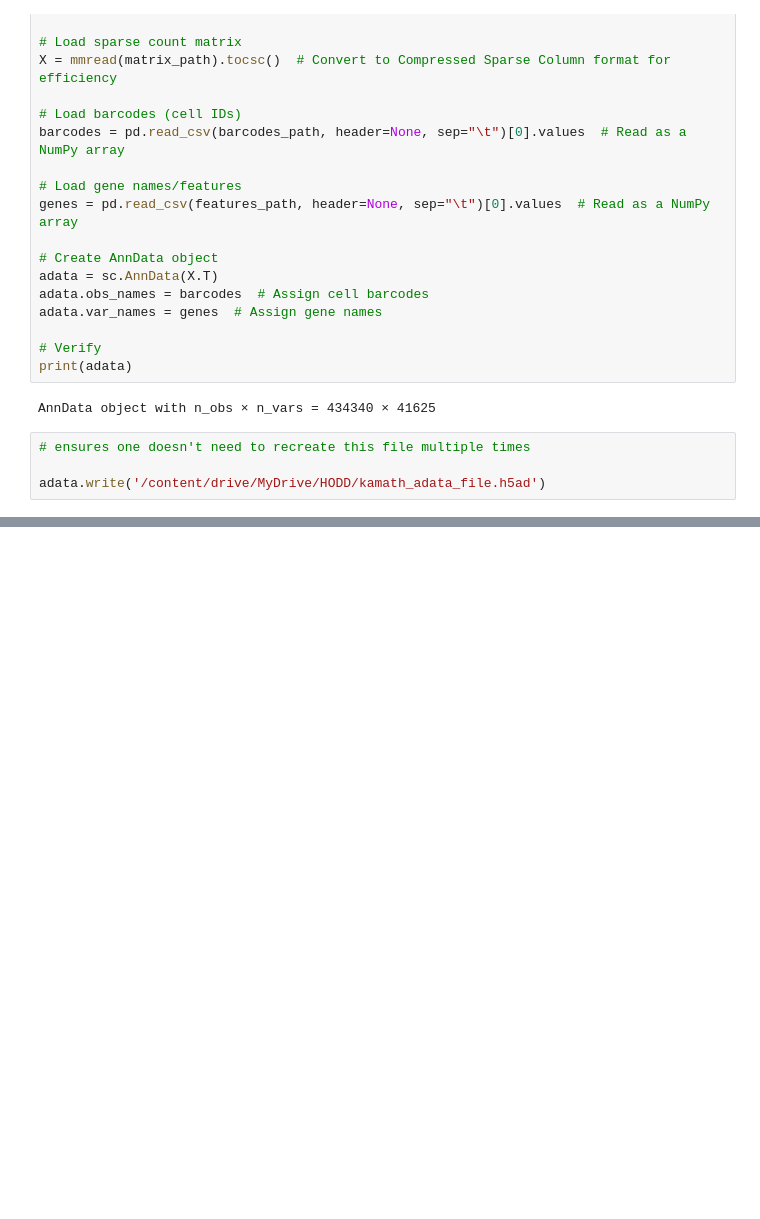
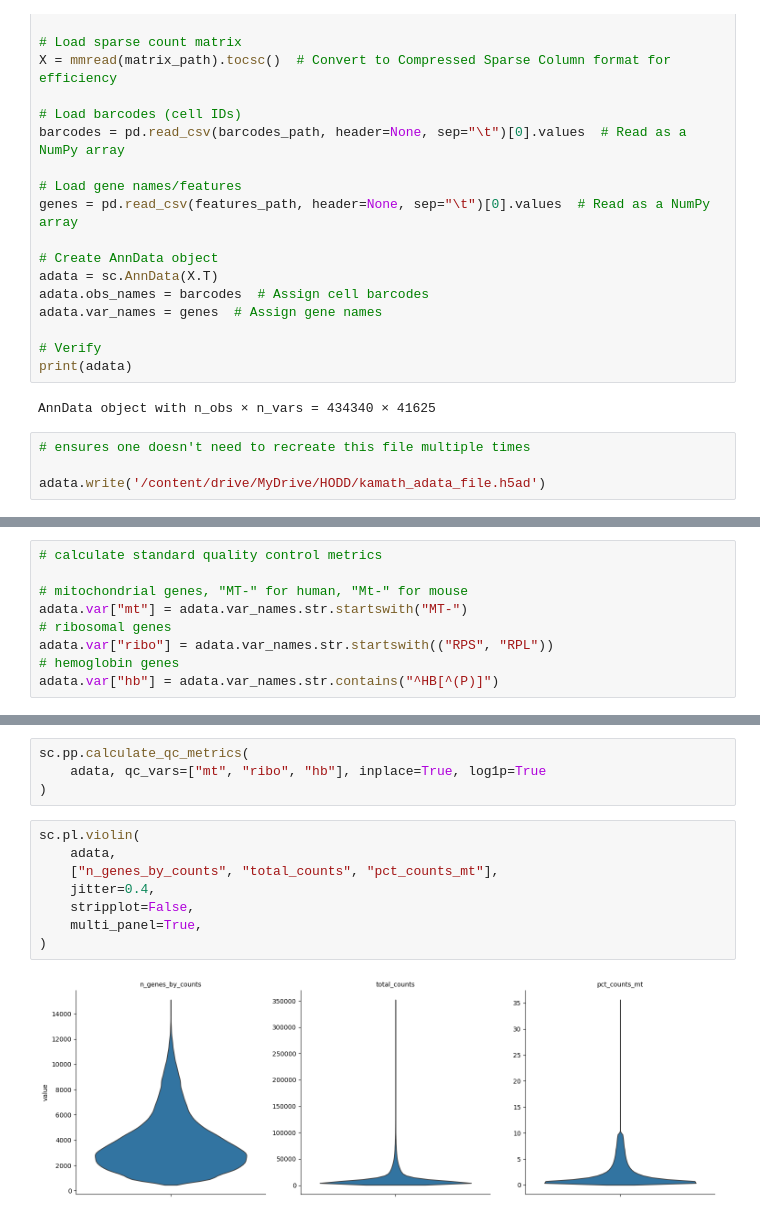
Before and after one commit to sean-otoole/HODD, a Jupyter notebook: parkinsons_project.ipynb, the cells around one changed output, grey strips where cells are left out. Drawn from its saved outputs; the diff is of its cells as text; blank space fills up the shorter version.

```diff
--- a/parkinsons_project.ipynb
+++ b/parkinsons_project.ipynb
@@ -63,0 +96,9 @@ adata.write('/content/drive/MyDrive/HODD/kamath_adata_file.h5ad')
+# %%
+# calculate standard quality control metrics
+
+# mitochondrial genes, "MT-" for human, "Mt-" for mouse
+adata.var["mt"] = adata.var_names.str.startswith("MT-")
+# ribosomal genes
+adata.var["ribo"] = adata.var_names.str.startswith(("RPS", "RPL"))
+# hemoglobin genes
+adata.var["hb"] = adata.var_names.str.contains("^HB[^(P)]")
@@ -63,0 +115,14 @@ adata.write('/content/drive/MyDrive/HODD/kamath_adata_file.h5ad')
+# %%
+sc.pp.calculate_qc_metrics(
+    adata, qc_vars=["mt", "ribo", "hb"], inplace=True, log1p=True
+)
+# %%
+sc.pl.violin(
+    adata,
+    ["n_genes_by_counts", "total_counts", "pct_counts_mt"],
+    jitter=0.4,
+    stripplot=False,
+    multi_panel=True,
+)
+# %% [output]
+[figure, added]
```
Also changed, not shown: parts of 17 cells of this notebook.
